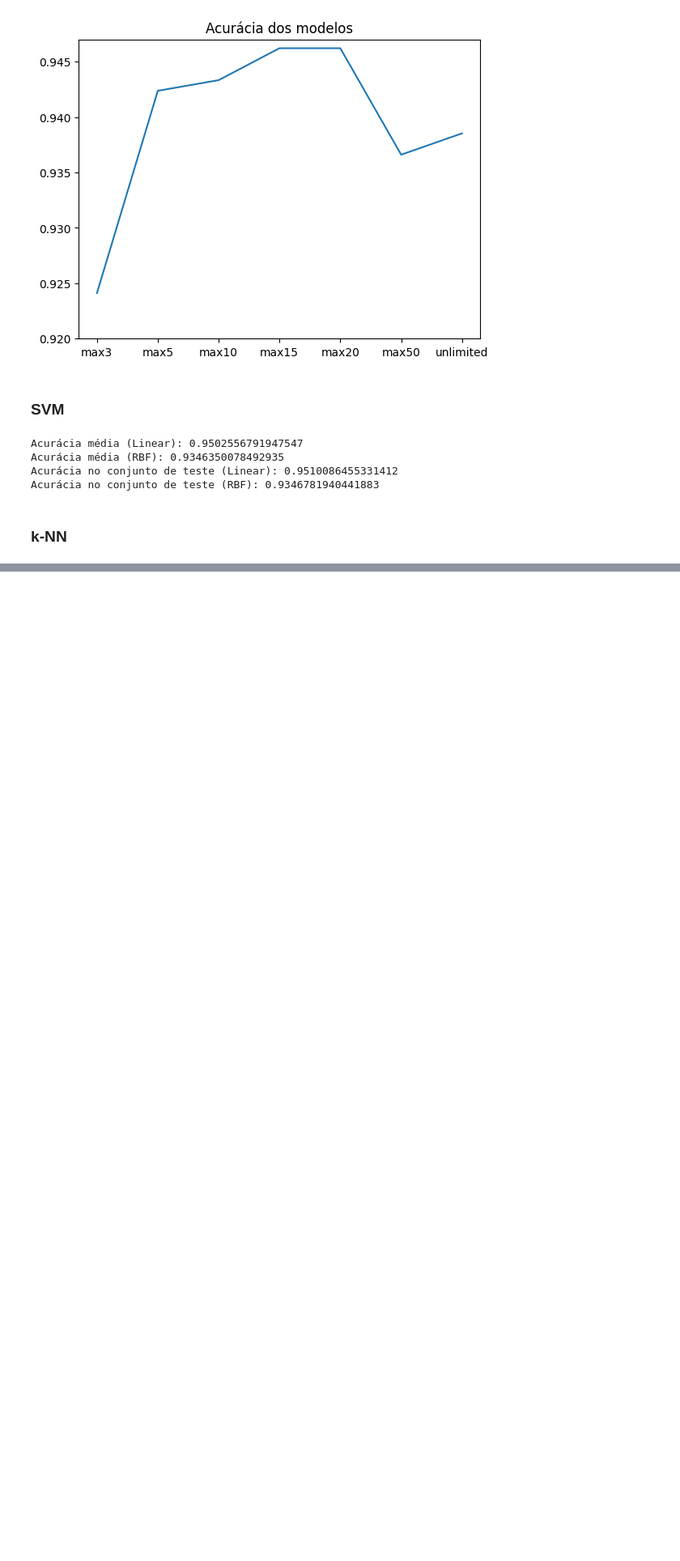
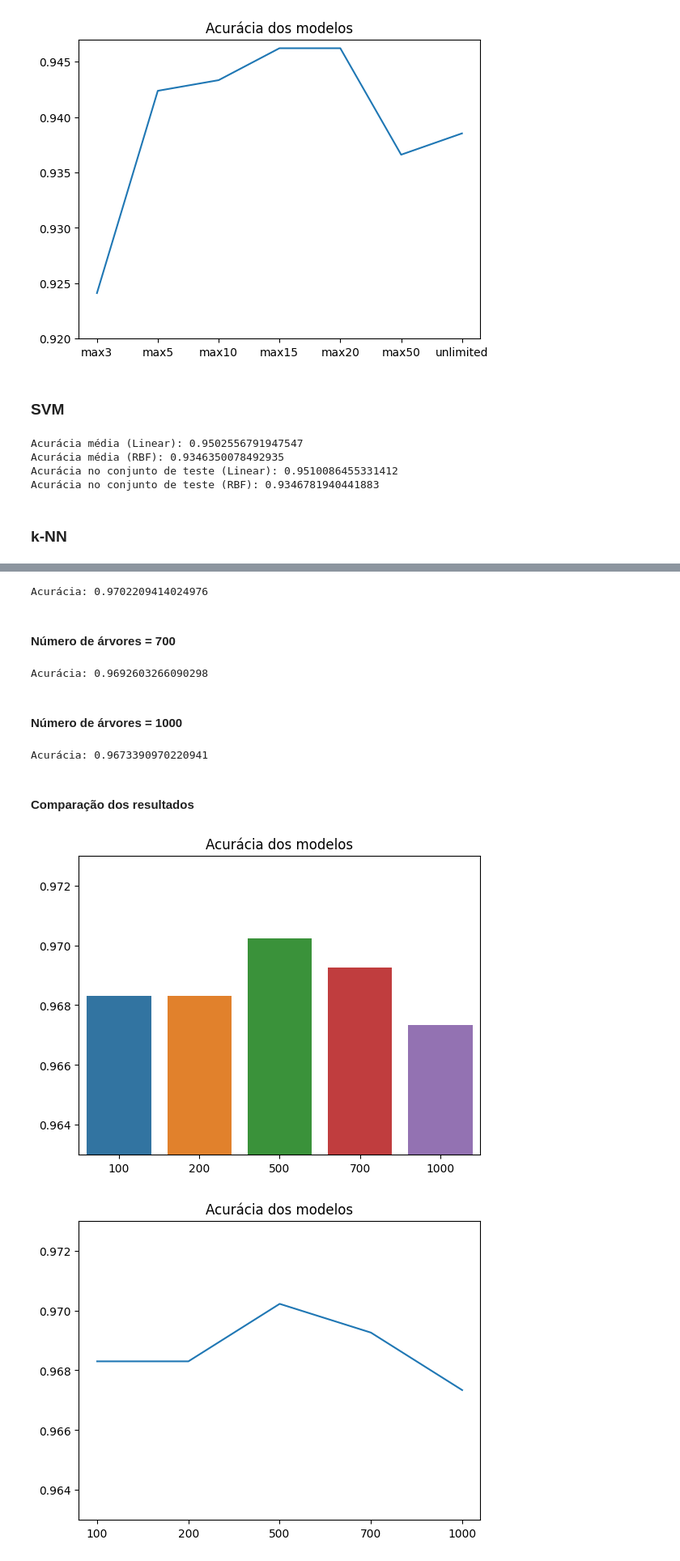
Before and after one commit to Academify/INF420-TP4, a Jupyter notebook: main.ipynb, the cells around one changed output, grey strips where cells are left out. Shown: that part at 81% size. Cells and saved outputs as stored; diff of their text form; code cells hidden in the pictures; blank space fills up the shorter version.

Commit message:
Random Forest

```diff
--- a/main.ipynb
+++ b/main.ipynb
@@ -194,0 +299,7 @@ Acurácia no conjunto de teste (RBF): 0.9346781940441883
+# %%
+n_estimators = 200
+classifier = RandomForestClassifier(n_estimators=n_estimators)
+classifier.fit(X_train, y_train)
+y_pred = classifier.predict(X_test)
+accuracyRF200 = accuracy_score(y_test, y_pred)
+print('Acurácia:', accuracyRF200)
@@ -194,0 +310,48 @@ Acurácia no conjunto de teste (RBF): 0.9346781940441883
+# %%
+n_estimators = 500
+classifier = RandomForestClassifier(n_estimators=n_estimators)
+classifier.fit(X_train, y_train)
+y_pred = classifier.predict(X_test)
+accuracyRF500 = accuracy_score(y_test, y_pred)
+print('Acurácia:', accuracyRF500)
+# %% [output]
+Acurácia: 0.9702209414024976
+# %% [markdown]
+#### Número de árvores = 700
+# %%
+n_estimators = 700
+classifier = RandomForestClassifier(n_estimators=n_estimators)
+classifier.fit(X_train, y_train)
+y_pred = classifier.predict(X_test)
+accuracyRF700 = accuracy_score(y_test, y_pred)
+print('Acurácia:', accuracyRF700)
+# %% [output]
+Acurácia: 0.9692603266090298
+# %% [markdown]
+#### Número de árvores = 1000
+# %%
+n_estimators = 1000
+classifier = RandomForestClassifier(n_estimators=n_estimators)
+classifier.fit(X_train, y_train)
+y_pred = classifier.predict(X_test)
+accuracyRF1000 = accuracy_score(y_test, y_pred)
+print('Acurácia:', accuracyRF1000)
+# %% [output]
+Acurácia: 0.9673390970220941
+# %% [markdown]
+#### Comparação dos resultados
+# %%
+xaxis = ['100','200', '500', '700', '1000']
+yaxis = [accuracyRF100, accuracyRF200, accuracyRF500, accuracyRF700, accuracyRF1000]
+sns.barplot(x=xaxis, y=yaxis)
+plt.title('Acurácia dos modelos')
+plt.ylim(0.963, 0.973)
+plt.show()
+
+sns.lineplot(x=xaxis, y=yaxis)
+plt.title('Acurácia dos modelos')
+plt.ylim(0.963, 0.973)
+plt.show()
+# %% [output]
+[figure, added]
+[figure, added]
```
Also changed, not shown: parts of 25 cells of this notebook.
